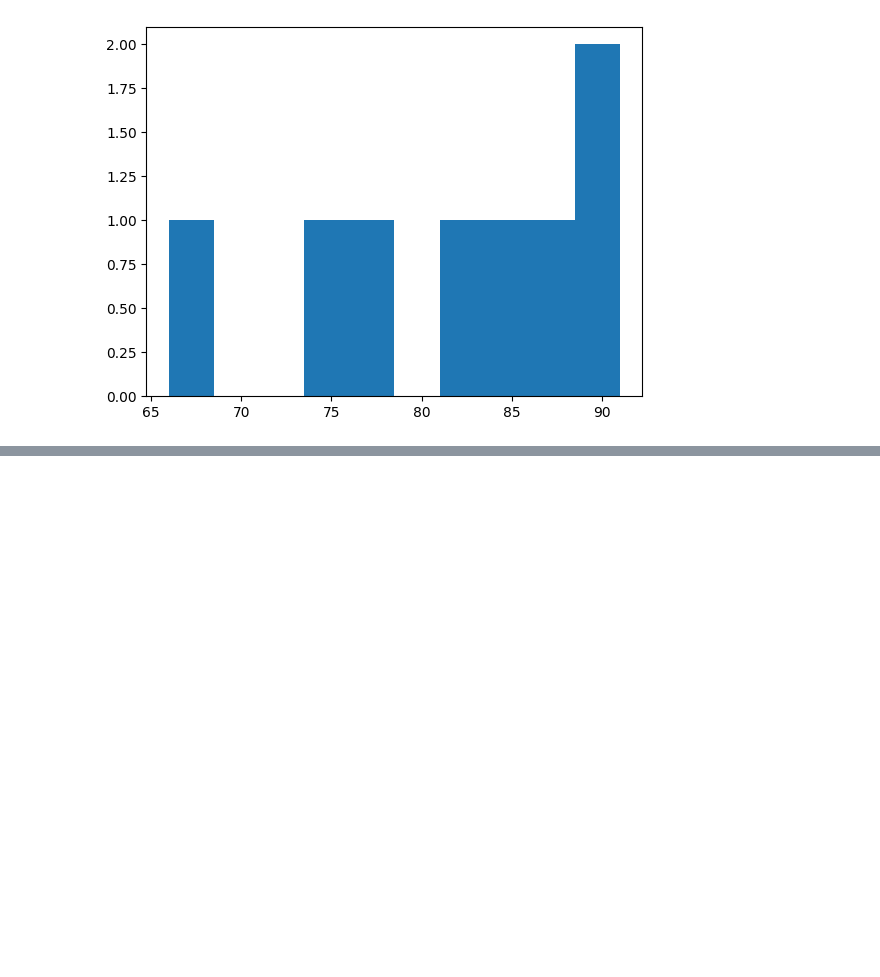
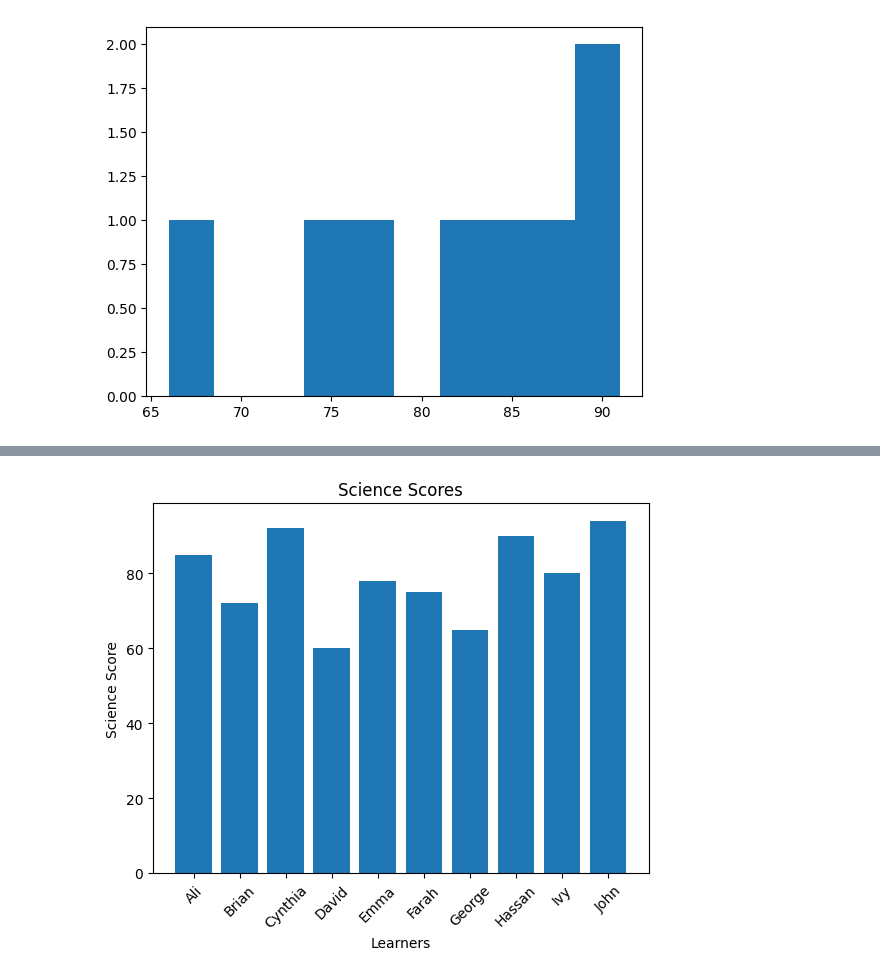
Before and after one commit to princeomarmohamed55/AI-PORTFOLIO-2026, a Jupyter notebook: visualization.ipynb, the cells around one changed output, grey strips where cells are left out. Drawn from its saved outputs; the diff is of its cells as text; code cells hidden in the pictures; blank space fills up the shorter version.

```diff
--- a/visualization.ipynb
+++ b/visualization.ipynb
@@ -91,0 +149,11 @@ plt.show()
+# %%
+plt.bar(learners['Name'], learners['Science'])
+
+plt.title('Science Scores')
+plt.xlabel('Learners')
+plt.ylabel('Science Score')
+
+plt.xticks(rotation=45)
+plt.show()
+# %% [output]
+[figure, added]
```
Also changed, not shown: parts of 17 cells of this notebook.
